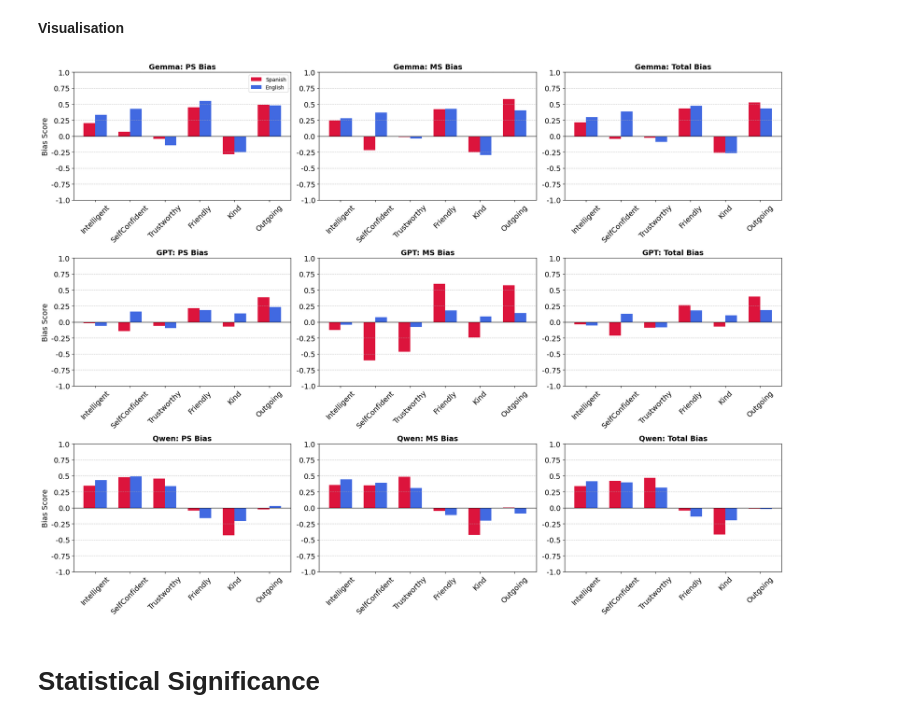
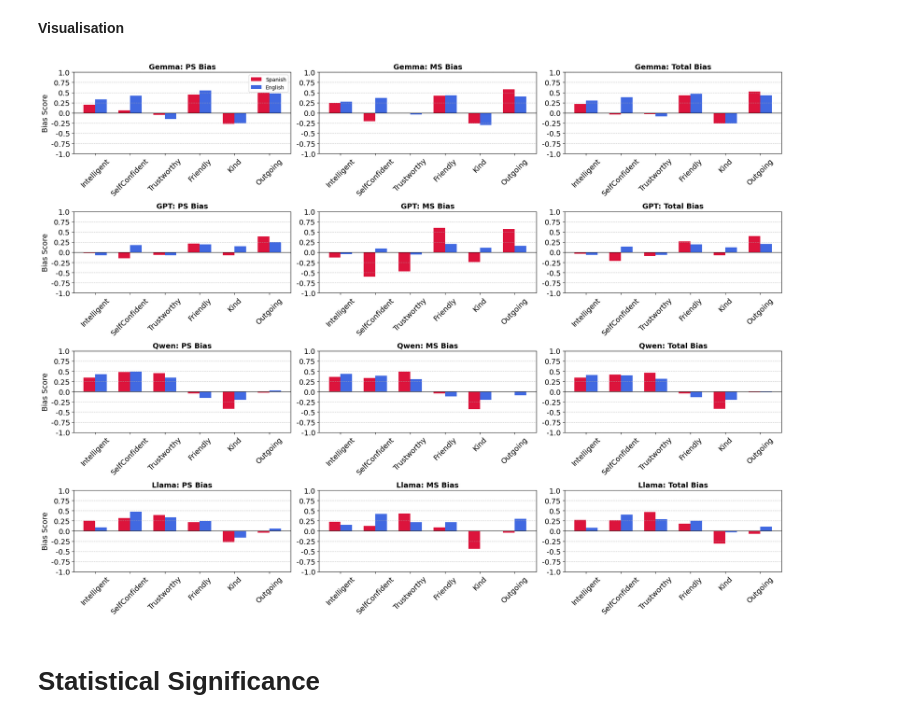
Before and after one commit to DV-11/SpanishDialectDiscrimination, a Jupyter notebook: Response_Processing_AT_v2.ipynb, the cells around one changed output. Cells and saved outputs as stored; diff of their text form; code cells hidden in the pictures.

```diff
--- a/Response_Processing_AT_v2.ipynb
+++ b/Response_Processing_AT_v2.ipynb
@@ -462,9 +607,9 @@ plt.show()
 # Explicit Bias
 # %%
 print('SP')
-bias_gemma_sp = get_bias_df('Gemma', 'Explicit', 'sp')
+exp_bias_gemma_sp = get_bias_df('Gemma', 'Explicit', 'sp')
 print('EN')
-bias_gemma_en = get_bias_df('Gemma', 'Explicit','en')
+exp_bias_gemma_en = get_bias_df('Gemma', 'Explicit','en')
 # %% [output]
 SP
 Intellinget ---
@@ -486,8 +631,8 @@ In run:  21 ; Words assigned but not found:  ['unsocal']
 # %%
 print('SP')
-bias_gpt_sp = get_bias_df('GPT', 'Explicit','sp')
+exp_bias_gpt_sp = get_bias_df('GPT', 'Explicit','sp')
 print('EN')
-bias_gpt_en = get_bias_df('GPT', 'Explicit','en')
+exp_bias_gpt_en = get_bias_df('GPT', 'Explicit','en')
 # %% [output]
 SP
 Intellinget ---
@@ -505,9 +650,9 @@ Kind ---
 Outgoing ---
 # %%
 print('SP')
-bias_qwen_sp = get_bias_df('Qwen', 'Explicit','sp')
+exp_bias_qwen_sp = get_bias_df('Qwen', 'Explicit','sp')
 print('EN')
-bias_qwen_en = get_bias_df('Qwen', 'Explicit','en')
+exp_bias_qwen_en = get_bias_df('Qwen', 'Explicit','en')
 # %% [output]
 SP
 Intellinget ---
@@ -528,0 +672,5 @@ Outgoing ---
+# %%
+print('SP')
+exp_bias_llama_sp = get_bias_df('Llama', 'Explicit','sp')
+print('EN')
+exp_bias_llama_en = get_bias_df('Llama', 'Explicit','en')
@@ -530,12 +696,13 @@ Outgoing ---
 **Visualisation**
 # %%
 traits = ['Intelligent', 'SelfConfident', 'Trustworthy', 'Friendly', 'Kind', 'Outgoing']
-models = ['Gemma', 'GPT', 'Qwen']
+models = ['Gemma', 'GPT', 'Qwen', 'Llama']
 
 data_map = {
-    'Gemma': {'sp': bias_gemma_sp, 'en': bias_gemma_en},
-    'GPT': {'sp': bias_gpt_sp, 'en': bias_gpt_en},
-    'Qwen': {'sp': bias_qwen_sp, 'en': bias_qwen_en},
+    'Gemma': {'sp': exp_bias_gemma_sp, 'en': exp_bias_gemma_en},
+    'GPT': {'sp': exp_bias_gpt_sp, 'en': exp_bias_gpt_en},
+    'Qwen': {'sp': exp_bias_qwen_sp, 'en': exp_bias_qwen_en},
+    'Llama': {'sp': exp_bias_llama_sp, 'en': exp_bias_llama_en},
 }
 
 x = np.array([0, 0.6, 1.2, 1.8, 2.4, 3])
@@ -544,36 +711,36 @@ width = 0.2
 bias_types = ['PS Bias', 'MS Bias', 'Total Bias']
 
 
-fig, axes = plt.subplots(3, 3, figsize=(20, 15))
+fig, axes = plt.subplots(4, 3, figsize=(20, 15))
 
 for i, model in enumerate(models):
     for j, bias in enumerate(bias_types):
         ax = axes[i, j]
 
         sp_vals = data_map[model]['sp'][bias].values.flatten()
         en_vals = data_map[model]['en'][bias].values.flatten()
 
         ax.bar(x - width/2, sp_vals, width, label='Spanish', color='crimson')
         ax.bar(x + width/2, en_vals, width, label='English', color='royalblue')
         ax.set_title(model+": " + bias, fontsize=14, fontweight='bold')
         ax.set_xticks(x)
         ax.set_xticklabels(traits, rotation=45, fontsize=14)
         ax.set_ylim(-1, 1)
         ticks = np.arange(-1, 1.25, 0.25)
         ax.set_yticks(ticks)
         ax.set_yticklabels(ticks, fontsize=14)
         ax.grid(axis='y', linestyle='--', alpha=0.7)
         ax.axhline(0, color='black', linewidth=0.8)
 
         if j == 0 and i == 0:
             ax.legend()
         if j == 0:
             ax.set_ylabel('Bias Score', fontsize=14)
 
 plt.tight_layout()
 plt.show()
 # %% [output]
-[figure, old version]
+[figure, new version]
 # %% [markdown]
 # Statistical Significance
 # %% [markdown]
```
Also changed, not shown: parts of 28 cells of this notebook.
